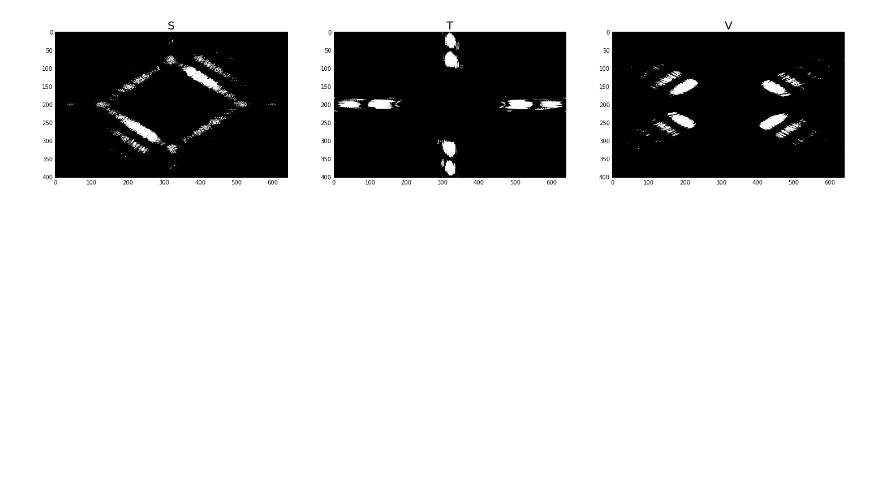
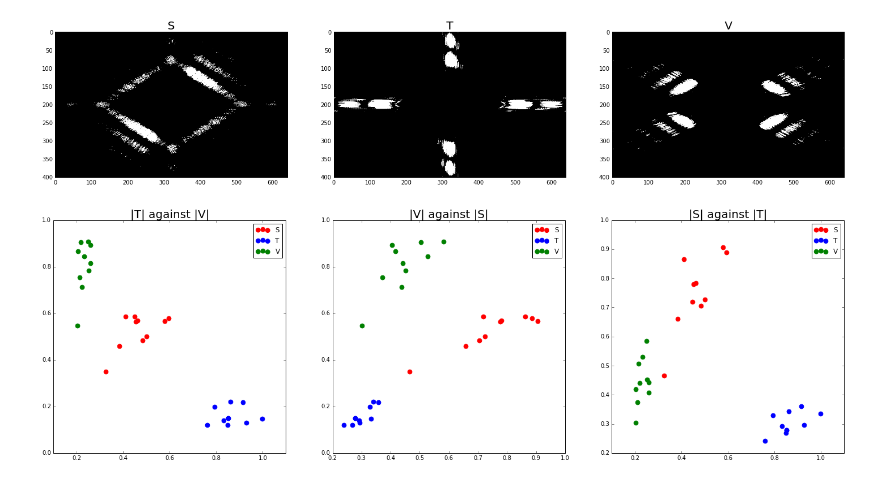
Before and after one commit to marksirvine/letter-recognition, a Jupyter notebook: mi14829.ipynb, the cells around one changed output. Cells and saved outputs as stored; diff of their text form; code cells hidden in the pictures; blank space fills up the shorter version.

```diff
--- a/mi14829.ipynb
+++ b/mi14829.ipynb
@@ -253,7 +232,7 @@ def createMasks(n, mag1, mag2, mag3, fig):
         ax.imshow(im, cmap='gray')
 
     plt.show()
-    return masks[1], masks[2]
+    return masks[0], masks[1], masks[2]
 
 sumS = fftLetters("S")
 sumT = fftLetters("T")
@@ -267,7 +246,11 @@ topPowers = []
 # topPowers.append(top)
 # YsXs = highestPwrDif(sumS,sumT,sumV)
 fig = plt.figure(figsize=(25,25))
-mask1, mask2 = createMasks(10000, sumS, sumT, sumV, fig)
+mask0, mask1, mask2 = createMasks(10000, sumS, sumT, sumV, fig)
+    # print(mask0)
+    # print(mask1)
+    # print(mask2)
+
 
 def extractFeatures(mask1, mask2, mag):
     x = 0
@@ -298,0 +325,25 @@ def extractFeatures(mask1, mask2, mag):
+# %%
+def plotTrain(mat0,mat1,mat2, fig, num):
+
+
+#     ax0 = fig.add_subplot(111)
+    ax1 = fig.add_subplot(3, 3, num)
+#     ax2 = fig.add_subplot(3, 1, num)
+#     ax3 = fig.add_subplot(3, 1, num)
+#     ax0.scatter(centers[:,0],centers[:,1], marker="s", s=200)
+
+    s_plot = ax1.scatter(mat0[:,0],mat0[:,1], marker="o", color = "red", s=60)
+    t_plot = ax1.scatter(mat1[:,0],mat1[:,1], marker="o", color = "blue", s=60)
+    v_plot = ax1.scatter(mat2[:,0],mat2[:,1], marker="o", color = "green", s=60)
+    plt.legend( [ s_plot, t_plot, v_plot ], [ 'S', 'T', 'V' ], loc='upper right' )
+    ax1.set_title("|"+letters[num%3]+"| against |"+letters[(num+1)%3]+"|", fontsize=20)
+
+
+fig = plt.figure(figsize=(25,25))
+plotTrain(S,T,V, fig,1)
+plotTrain(S2,T2,V2, fig,2)
+plotTrain(S3,T3,V3, fig,3)
+
+plt.show()
+# %% [output]
+[figure, added]
```
Also changed, not shown: parts of 12 cells of this notebook, 5 other files.
